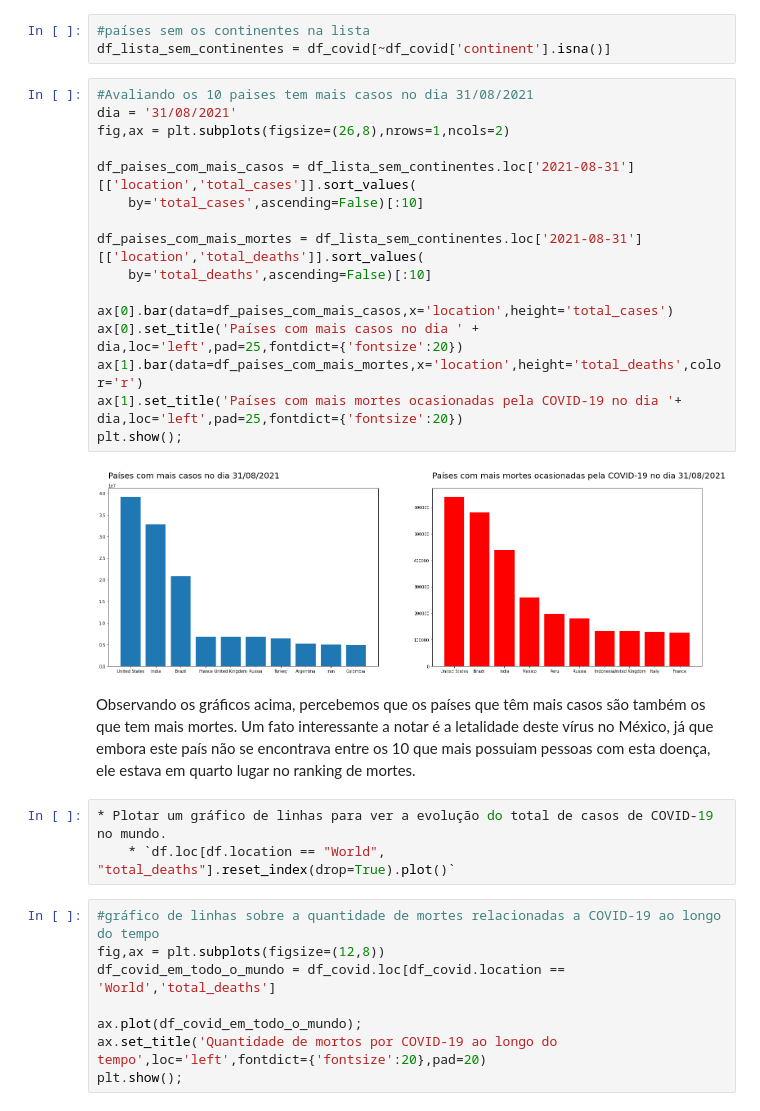
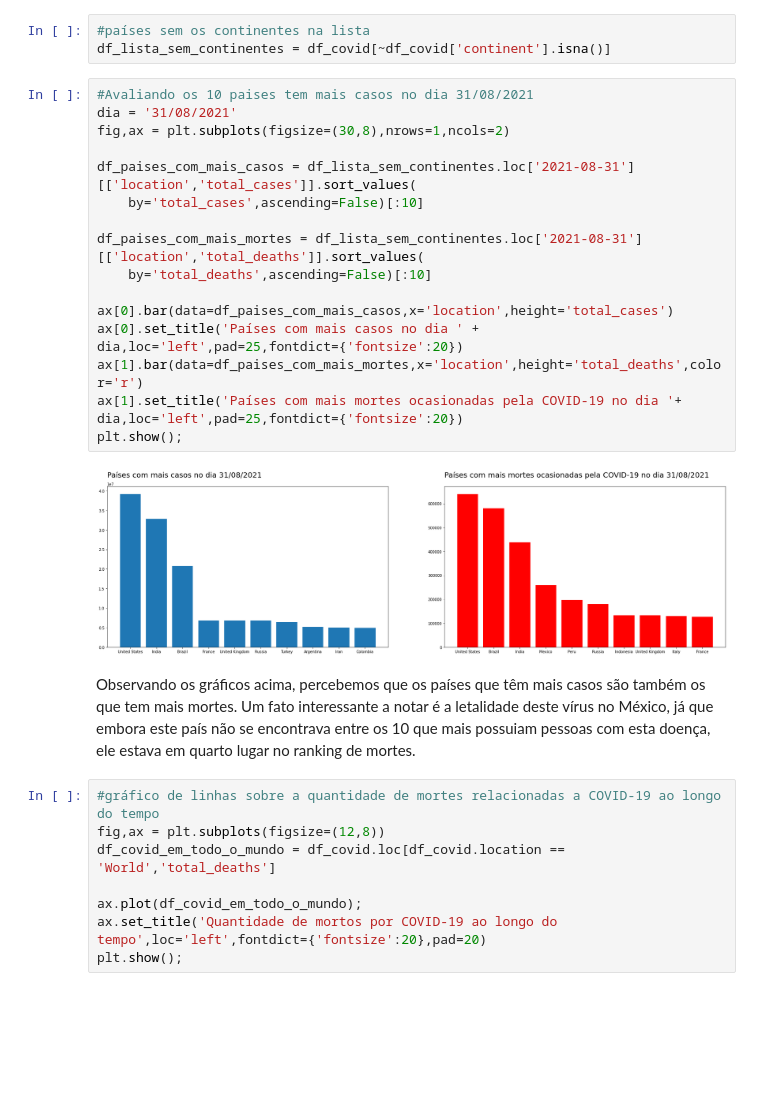
Before and after one commit to FerrazThales/Analysis_COVID_19, a Jupyter notebook: Panorama_da_COVID_19.ipynb, the cells around one changed output. Drawn from its saved outputs; the diff is of its cells as text; blank space fills up the shorter version.

```diff
--- a/Panorama_da_COVID_19.ipynb
+++ b/Panorama_da_COVID_19.ipynb
@@ -256,26 +257,23 @@ df_lista_sem_continentes = df_covid[~df_covid['continent'].isna()]
 # %%
 #Avaliando os 10 paises tem mais casos no dia 31/08/2021
 dia = '31/08/2021'
-fig,ax = plt.subplots(figsize=(26,8),nrows=1,ncols=2)
+fig,ax = plt.subplots(figsize=(30,8),nrows=1,ncols=2)
 
 df_paises_com_mais_casos = df_lista_sem_continentes.loc['2021-08-31'][['location','total_cases']].sort_values(
     by='total_cases',ascending=False)[:10]
 
 df_paises_com_mais_mortes = df_lista_sem_continentes.loc['2021-08-31'][['location','total_deaths']].sort_values(
     by='total_deaths',ascending=False)[:10]
 
 ax[0].bar(data=df_paises_com_mais_casos,x='location',height='total_cases')
 ax[0].set_title('Países com mais casos no dia ' + dia,loc='left',pad=25,fontdict={'fontsize':20})
 ax[1].bar(data=df_paises_com_mais_mortes,x='location',height='total_deaths',color='r')
 ax[1].set_title('Países com mais mortes ocasionadas pela COVID-19 no dia '+ dia,loc='left',pad=25,fontdict={'fontsize':20})
 plt.show();
 # %% [output]
-[figure, old version]
+[figure, new version]
 # %% [markdown]
 Observando os gráficos acima, percebemos que os países que têm mais casos são também os que tem mais mortes. Um fato interessante a notar é a letalidade deste vírus no México, já que embora este país não se encontrava entre os 10 que mais possuiam pessoas com esta doença, ele estava em quarto lugar no ranking de mortes.
-# %%
-* Plotar um gráfico de linhas para ver a evolução do total de casos de COVID-19 no mundo.
-    * `df.loc[df.location == "World", "total_deaths"].reset_index(drop=True).plot()`
 # %%
 #gráfico de linhas sobre a quantidade de mortes relacionadas a COVID-19 ao longo do tempo
 fig,ax = plt.subplots(figsize=(12,8))
```
Also changed, not shown: parts of 11 cells of this notebook.
